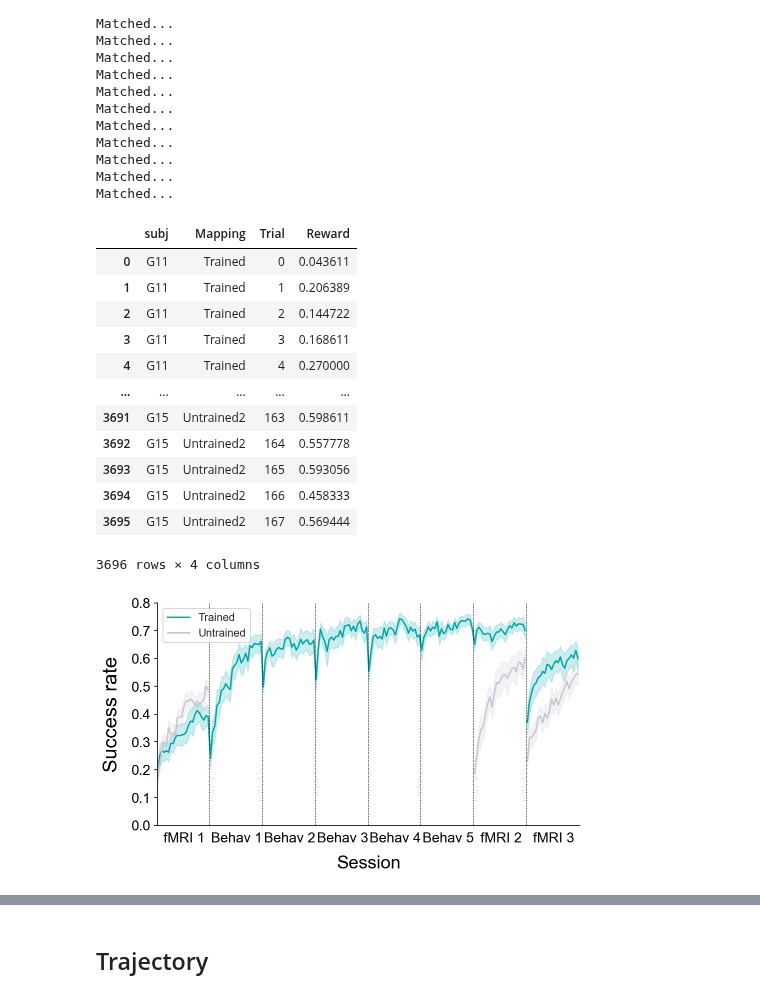
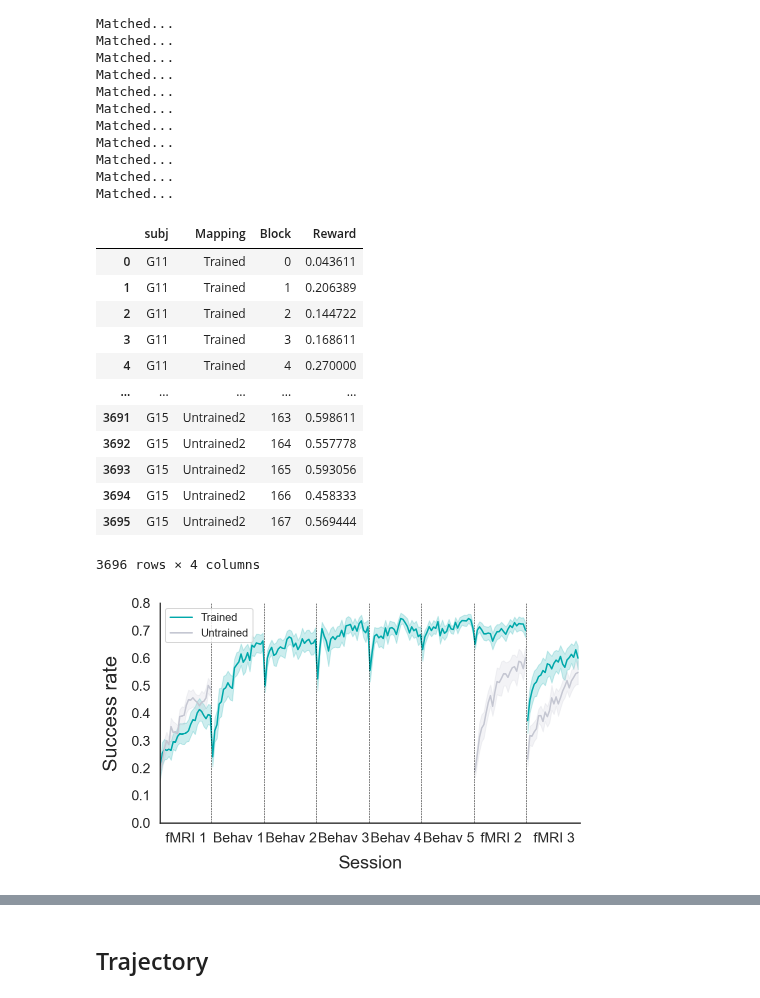
Before and after one commit to psb629/labs, a Jupyter notebook: GD/scrpits/notebook/Behavior_analysis.ipynb, the cells around one changed output, grey strips where cells are left out. Drawn from its saved outputs; the diff is of its cells as text; code cells hidden in the pictures.

```diff
--- a/GD/scrpits/notebook/Behavior_analysis.ipynb
+++ b/GD/scrpits/notebook/Behavior_analysis.ipynb
@@ -468,7 +469,7 @@ unprac_data.keys()
 
 for i, subj in enumerate(subj_list_GA):
     mrew[subj, 'unpractice'] = unprac_data['mrew_run4to6'][i]
-content_df = pd.DataFrame(columns=['subj', 'Mapping', 'Trial', 'Reward'])
+content_df = pd.DataFrame(columns=['subj', 'Mapping', 'Block', 'Reward'])
 
 #for j, subj in enumerate(subj_list_GA):
 for j, subj in enumerate(subj_list_GD):
@@ -481,7 +482,7 @@ for j, subj in enumerate(subj_list_GD):
         # fMRI 1_trained + behavior 1-5 + fMRI 2_trained
         content_df = content_df.append({'subj': g_name,
                                         'Mapping': 'Trained',
-                                        'Trial': i,
+                                        'Block': i,
                                         'Reward': mrew[ga_name, 'practice'][i]},
                                        ignore_index=True)
 
@@ -489,19 +490,19 @@ for j, subj in enumerate(subj_list_GD):
         # fMRI 1_untrained
         content_df = content_df.append({'subj': g_name,
                                         'Mapping': 'Untrained',
-                                        'Trial': i,
+                                        'Block': i,
                                         'Reward': mrew[ga_name, 'unpractice'][i]},
                                        ignore_index=True)
         # fMRI 3_trained
         content_df = content_df.append({'subj': g_name,
                                         'Mapping': 'Trained2',
-                                        'Trial': i + 168,
+                                        'Block': i + 168,
                                         'Reward': temp[i]},
                                        ignore_index=True)
         # fMRI 3_untrained
         content_df = content_df.append({'subj': g_name,
                                         'Mapping': 'Untrained3',
-                                        'Trial': i + 168,
+                                        'Block': i + 168,
                                         'Reward': temp[i+24]},
                                        ignore_index=True)
 
@@ -509,7 +510,7 @@ for j, subj in enumerate(subj_list_GD):
         # fMRI 2_untrained
         content_df = content_df.append({'subj': g_name,
                                         'Mapping': 'Untrained2',
-                                        'Trial': i + 120,
+                                        'Block': i + 120,
                                         'Reward': mrew[ga_name, 'unpractice'][i]},
                                        ignore_index=True)
 # %% [output]
@@ -530,7 +531,7 @@ Matched...
 # %%
 content_df
 # %% [output]
-|  | subj | Mapping | Trial | Reward |
+|  | subj | Mapping | Block | Reward |
 | 0 | G11 | Trained | 0 | 0.043611 |
 | 1 | G11 | Trained | 1 | 0.206389 |
 | 2 | G11 | Trained | 2 | 0.144722 |
@@ -547,33 +548,33 @@ content_df
 fig, ax = plt.subplots()
 fig.set_size_inches(7, 4.2)
 
 collist = ['#00A8AA', '#C5C7D2', '#C5C7D2']
 
-plot_mrew = sns.lineplot(x='Trial', y='Reward', hue='Mapping', palette=collist[:2], ci=sigma_1*100,
+plot_mrew = sns.lineplot(x='Block', y='Reward', hue='Mapping', palette=collist[:2], ci=sigma_1*100,
                          data=content_df[(content_df['Mapping']=='Trained')|(content_df['Mapping']=='Untrained')])
-sns.lineplot(x='Trial', y='Reward', hue='Mapping', palette=collist, ci=sigma_1*100, legend=False,
+sns.lineplot(x='Block', y='Reward', hue='Mapping', palette=collist, ci=sigma_1*100, legend=False,
              data=content_df[(content_df['Mapping']=='Trained2')|(content_df['Mapping']=='Untrained2')|(content_df['Mapping']=='Untrained3')])
 
 plot_mrew.set(xlim=(0, 192), ylim=(0, 0.8))
 sns.despine(right=True)
 
 for visit in list(range(23, 191, 24)):
     plot_mrew.axvline(x=visit+0.5, linewidth=0.5, linestyle='--', color="black")
 
 sns.set(style="white")
 plt.xlabel("Session", fontsize=18, labelpad=10)
 plt.ylabel("Success rate", fontsize=20, labelpad=10)
 plt.xticks(np.arange(12, 192, step=24), ['fMRI 1', 'Behav 1', 'Behav 2', 'Behav 3', 'Behav 4', 'Behav 5', 'fMRI 2', 'fMRI 3'], fontsize=14, )
 plt.yticks(fontsize=14)
 
 plt.setp(ax.get_legend().get_texts(), fontsize='14') # for legend teacuxt
 plt.setp(ax.get_legend().get_title(), fontsize='14') # for legend title
 ax.xaxis.set_ticks_position('none')
 handles, labels = ax.get_legend_handles_labels()
 ax.legend(handles=handles[1:], labels=labels[1:])
 
 plt.tight_layout()
 
 # fig.savefig(today+'_behav5.png', dpi=300)
 # %% [output]
-[figure, old version]
+[figure, new version]
```
Also changed, not shown: parts of 5 cells of this notebook, 1 other file.
